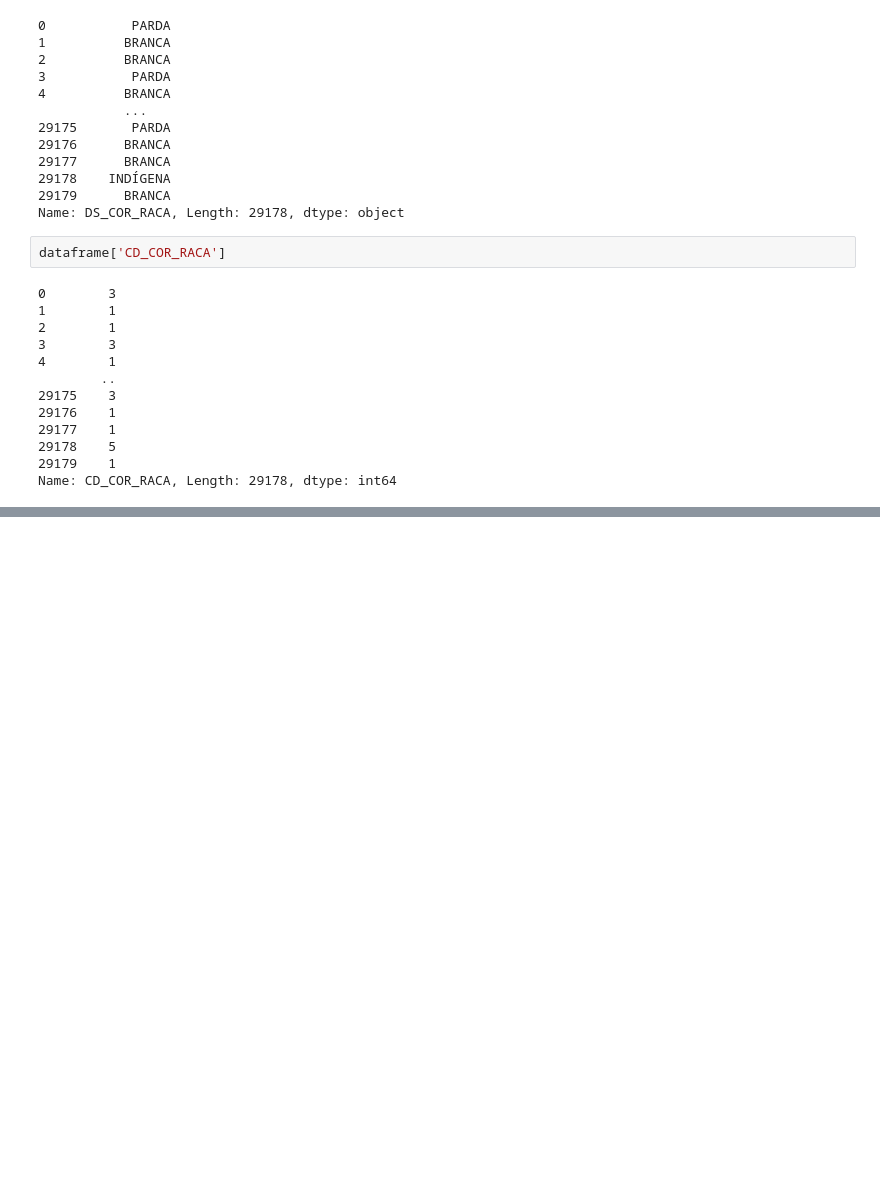
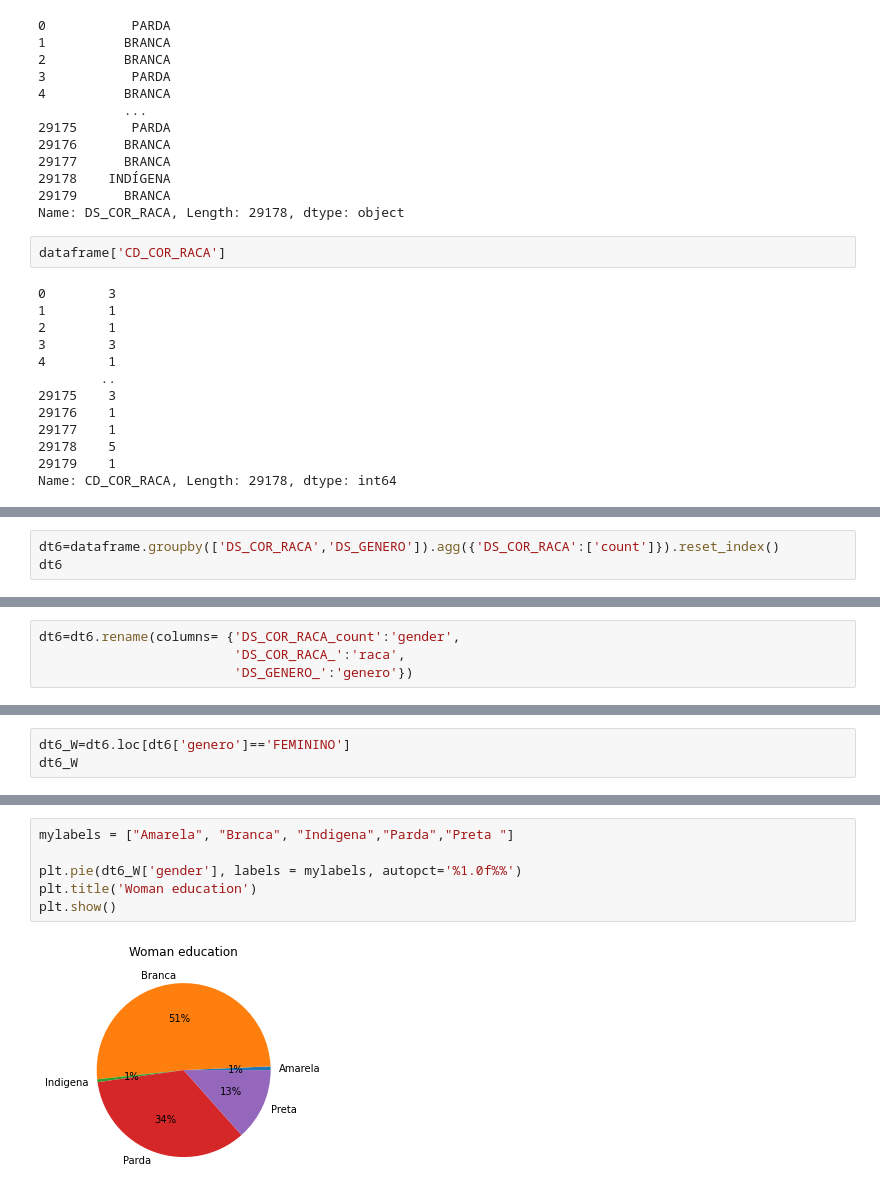
Before and after one commit to flaakira/Project--exercises, a Jupyter notebook: python/Brazil_elections_2018.ipynb, the cells around one changed output, grey strips where cells are left out. Saved outputs shown, nothing was run; the diff lists cells and outputs as text; blank space fills up the shorter version.

```diff
--- a/python/Brazil_elections_2018.ipynb
+++ b/python/Brazil_elections_2018.ipynb
@@ -516,0 +302,3 @@ plt.show()
+# %%
+dt6=dataframe.groupby(['DS_COR_RACA','DS_GENERO']).agg({'DS_COR_RACA':['count']}).reset_index()
+dt6
@@ -516,0 +324,4 @@ plt.show()
+# %%
+dt6=dt6.rename(columns= {'DS_COR_RACA_count':'gender',
+                         'DS_COR_RACA_':'raca',
+                         'DS_GENERO_':'genero'})
@@ -516,0 +342,3 @@ plt.show()
+# %%
+dt6_W=dt6.loc[dt6['genero']=='FEMININO']
+dt6_W
@@ -516,0 +362,8 @@ plt.show()
+# %%
+mylabels = ["Amarela", "Branca", "Indigena","Parda","Preta "]
+
+plt.pie(dt6_W['gender'], labels = mylabels, autopct='%1.0f%%')
+plt.title('Woman education')
+plt.show()
+# %% [output]
+[figure, added]
```
Also changed, not shown: parts of 70 cells of this notebook.
